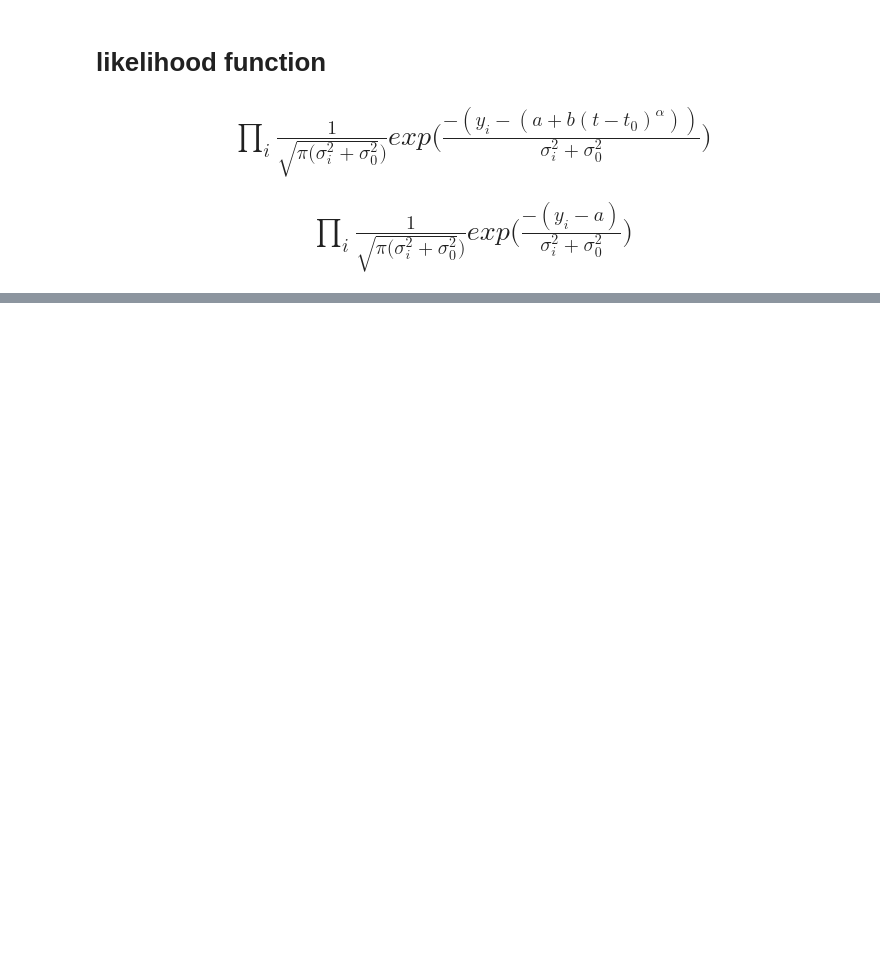
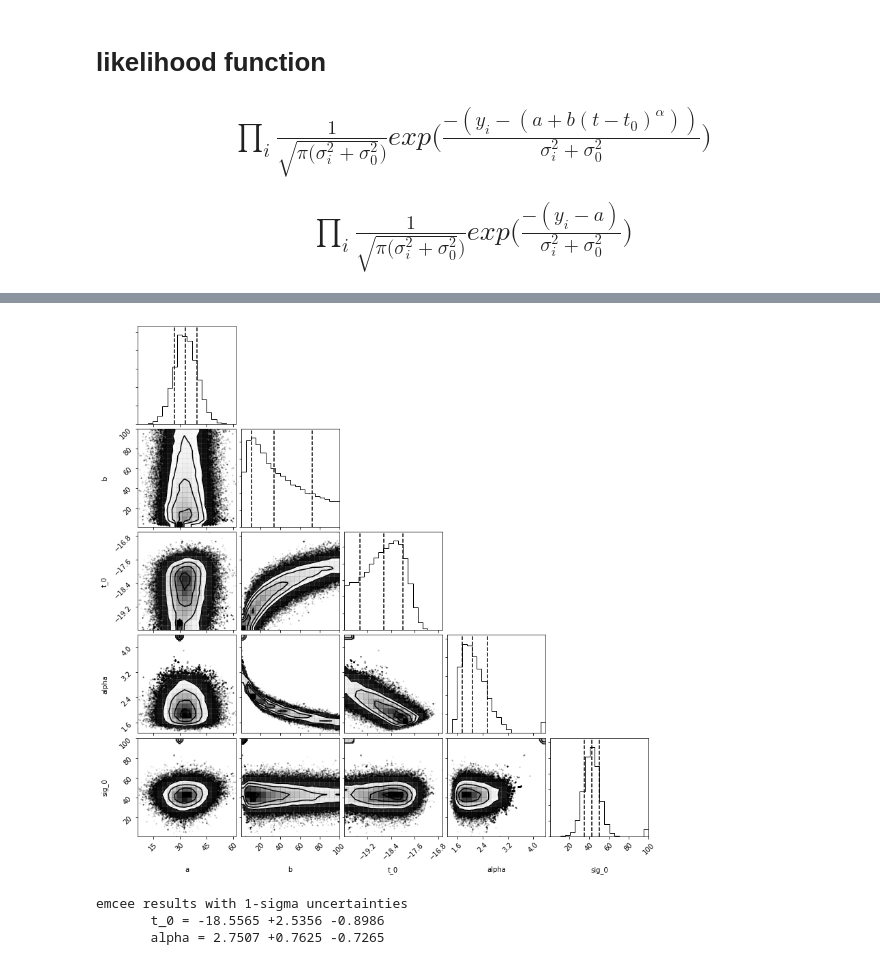
Before and after one commit to adamamiller/iptf16hvw-1, a Jupyter notebook: Early LC analysis - emcee.ipynb, the cells around one changed output, grey strips where cells are left out. Saved outputs shown, nothing was run; the diff lists cells and outputs as text; code cells hidden in the pictures; blank space fills up the shorter version.

```diff
--- a/Early LC analysis - emcee.ipynb
+++ b/Early LC analysis - emcee.ipynb
@@ -146,0 +163,5 @@ plt.show()
+# %%
+makeCorner(sampler_R, nburn, paramsNames)
+plt.show()
+# %% [output]
+[figure, added]
@@ -146,0 +172,18 @@ plt.show()
+# %%
+# set a "burn-in" limit
+nburn = 200
+alpha_samples_g = np.array(sampler_g.chain[:,:nburn,3]).flatten()
+t_0_samples_g = np.array(sampler_g.chain[:,:nburn,2]).flatten()
+
+#print the results taking 1-sigma confidence intervals
+samples_g = np.vstack([t_0_samples_g, alpha_samples_g]).T
+
+t_0_mc_g, alpha_mc_g = map(lambda v: (v[1], v[2]-v[1], v[1]-v[0]), zip(*np.percentile(samples_g, [16, 50, 84], axis=0)))
+print("emcee results with 1-sigma uncertainties\n \
+      t_0 = {:.4f} +{:.4f} -{:.4f}\n \
+      alpha = {:.4f} +{:.4f} -{:.4f}\n" \
+      .format(t_0_mc_g[0], t_0_mc_g[1], t_0_mc_g[2], alpha_mc_g[0], alpha_mc_g[1], alpha_mc_g[2]))
+# %% [output]
+emcee results with 1-sigma uncertainties
+       t_0 = -18.5565 +2.5356 -0.8986
+       alpha = 2.7507 +0.7625 -0.7265
```
Also changed, not shown: parts of 11 cells of this notebook.
